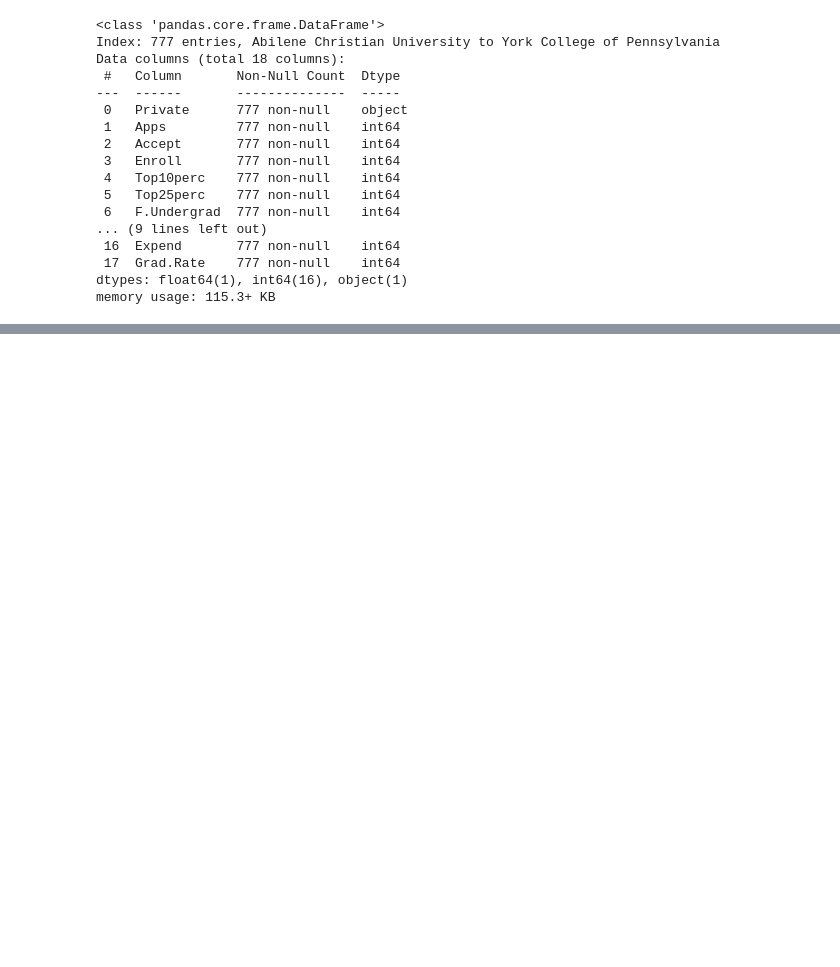
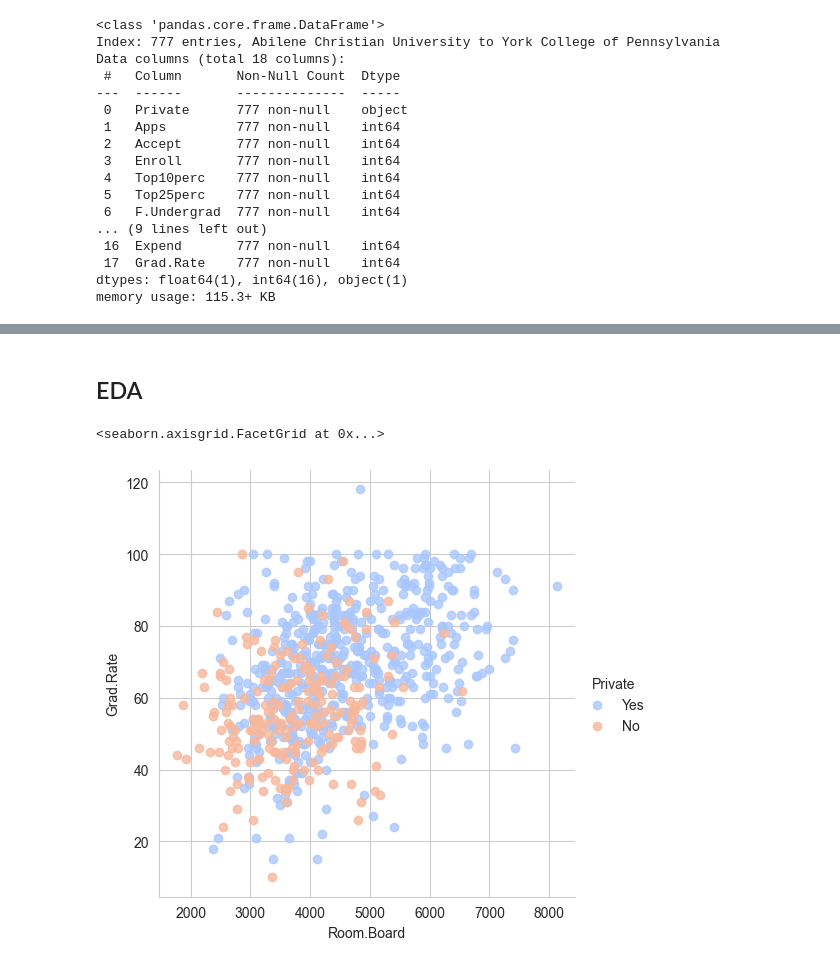
Before and after one commit to KemalYukselir/KMeans_College, a Jupyter notebook: main.ipynb, the cells around one changed output, grey strips where cells are left out. Cells and saved outputs as stored; diff of their text form; code cells hidden in the pictures; blank space fills up the shorter version.

```diff
--- a/main.ipynb
+++ b/main.ipynb
@@ -49,3 +49,11 @@ df.describe()
 | 50% | 1558.000000 | 1110.000000 | 434.000000 | 23.000000 | 54.000000 | 1707.000000 | 353.000000 | 9990.000000 | 4200.000000 | ... |
 | 75% | 3624.000000 | 2424.000000 | 902.000000 | 35.000000 | 69.000000 | 4005.000000 | 967.000000 | 12925.000000 | 5050.000000 | ... |
 | max | 48094.000000 | 26330.000000 | 6392.000000 | 96.000000 | 100.000000 | 31643.000000 | 21836.000000 | 21700.000000 | 8124.000000 | ... |
+# %% [markdown]
+## EDA
+# %%
+sns.set_style('whitegrid')
+sns.lmplot(x='Room.Board',y='Grad.Rate',data=df, hue='Private', palette='coolwarm',aspect=1,fit_reg=False)
+# %% [output]
+<seaborn.axisgrid.FacetGrid at 0x...>
+[figure, added]
```
Also changed, not shown: parts of 7 cells of this notebook.
